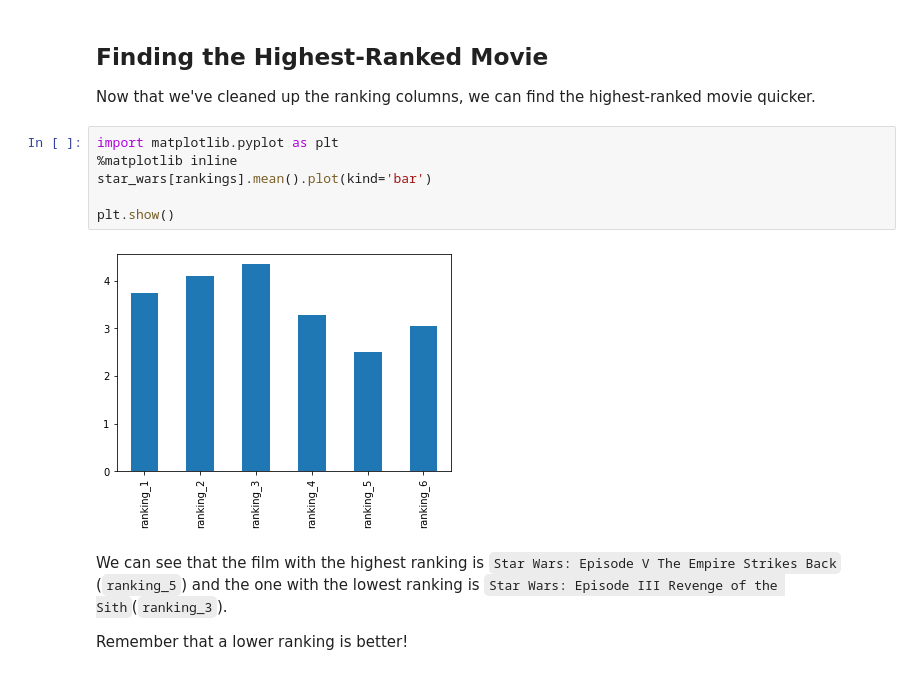
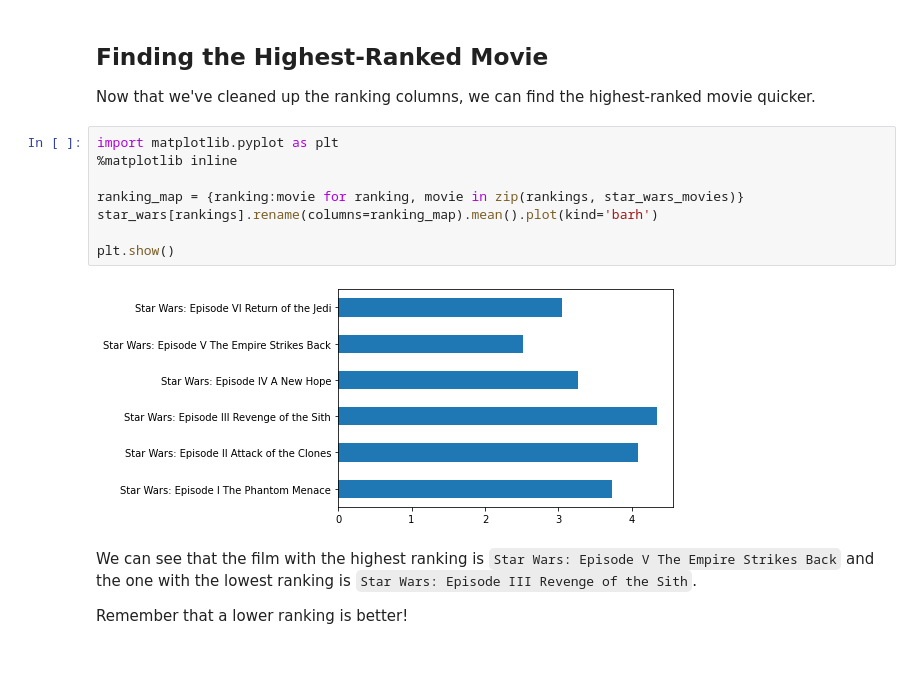
Before and after one commit to aguirredaniel/dataquest-projects, a Jupyter notebook: A_Star_Wars_Surve/basics.ipynb, the cells around one changed output. Saved outputs shown, nothing was run; the diff lists cells and outputs as text.

```diff
--- a/A_Star_Wars_Surve/basics.ipynb
+++ b/A_Star_Wars_Surve/basics.ipynb
@@ -158,12 +158,14 @@ Now that we've cleaned up the ranking columns, we can find the highest-ranked mo
 # %%
 import matplotlib.pyplot as plt
 %matplotlib inline
-star_wars[rankings].mean().plot(kind='bar')
+
+ranking_map = {ranking:movie for ranking, movie in zip(rankings, star_wars_movies)}
+star_wars[rankings].rename(columns=ranking_map).mean().plot(kind='barh')
 
 plt.show()
 # %% [output]
-[figure, old version]
+[figure, new version]
 # %% [markdown]
-We can see that the film with the highest ranking is `Star Wars: Episode V The Empire Strikes Back` (`ranking_5`) and the one with the lowest ranking is `Star Wars: Episode III Revenge of the Sith`(`ranking_3`).
+We can see that the film with the highest ranking is `Star Wars: Episode V The Empire Strikes Back` and the one with the lowest ranking is `Star Wars: Episode III Revenge of the Sith`.
 
 Remember that a lower ranking is better!
```
Also changed, not shown: parts of 3 cells of this notebook.
